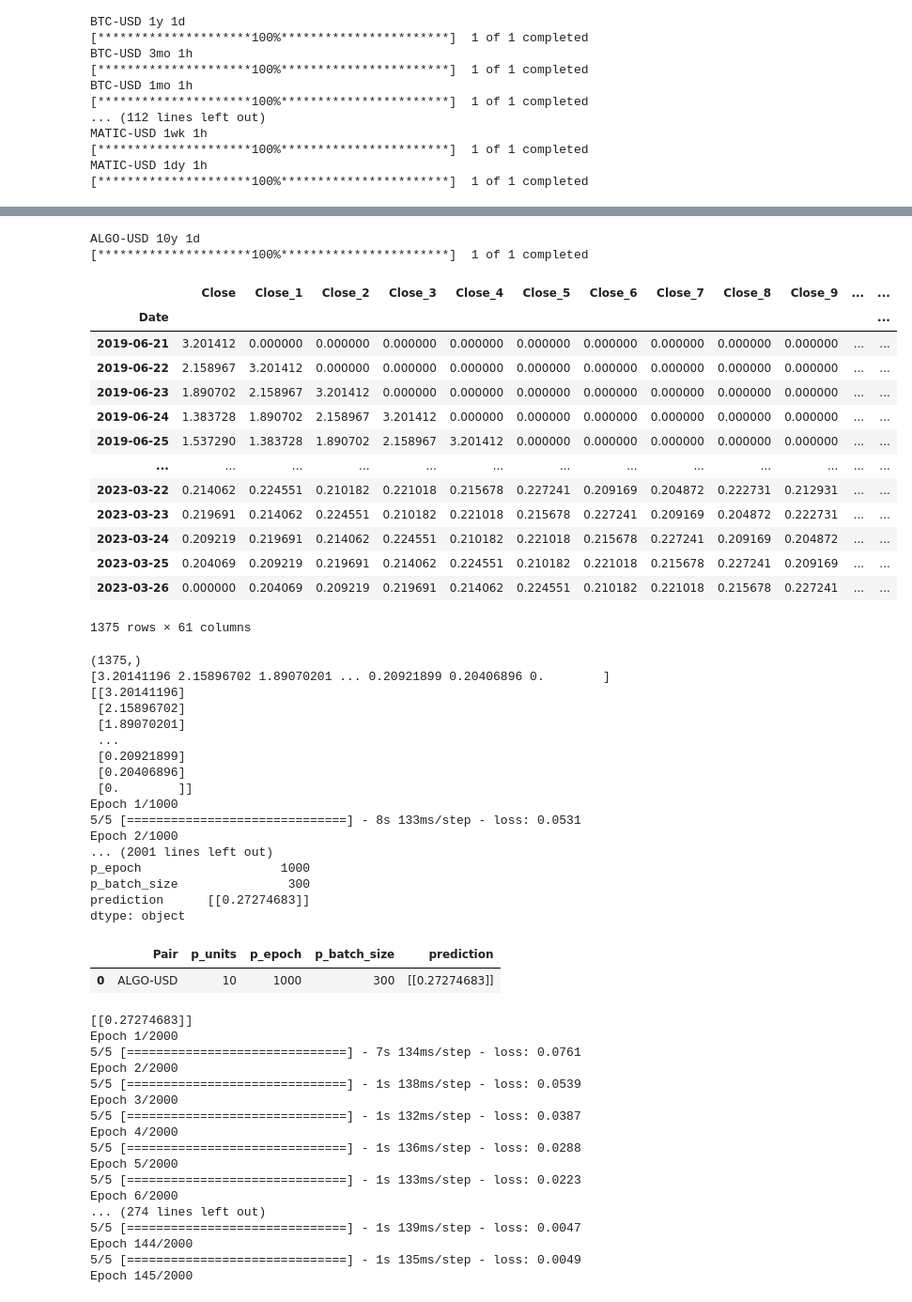
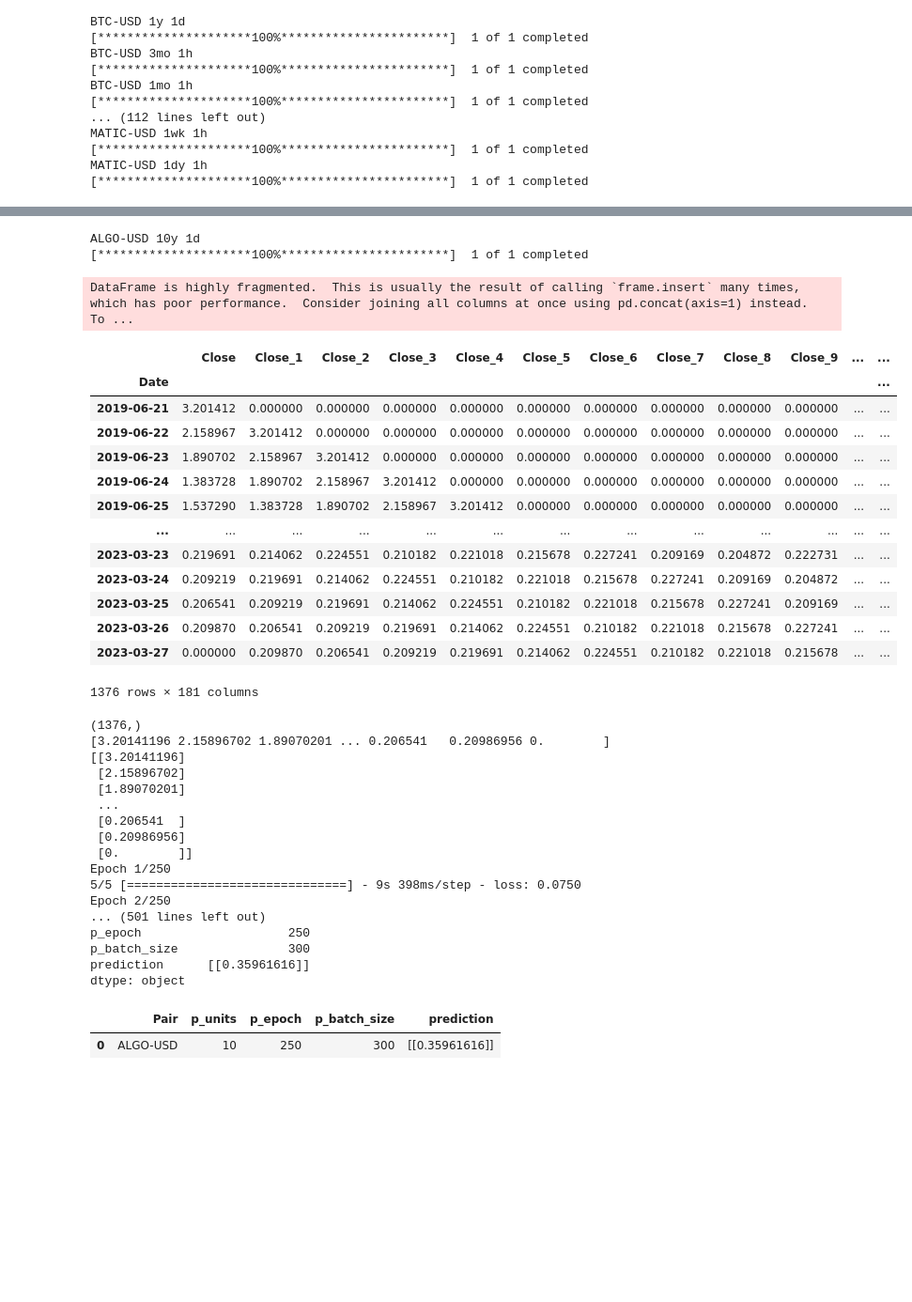
Before and after one commit to ozukun/Crypto_Project, a Jupyter notebook: Crypto_Main.ipynb, the cells around one changed output, grey strips where cells are left out. Shown at 94% size. Saved outputs shown, nothing was run; the diff lists cells and outputs as text; code cells hidden in the pictures; blank space fills up the shorter version.

```diff
--- a/Crypto_Main.ipynb
+++ b/Crypto_Main.ipynb
@@ -536,7 +537,7 @@ date=df_alg.index[-1]+ timedelta(days=1)
 df_alg.loc[date, :] = [0]
 
 
-for i in range (1,61):
+for i in range (1,181):
     a="Close_"+str(i)
     #print(a)
     df_alg[a]=df_alg['Close'].shift(i)
@@ -614,75 +615,59 @@ def calc_LTSM( p_units ,p_epoch ,p_batch_size ):
     predicted_stock_price = regressor.predict(X_final)
     predicted_stock_price_f = sc.inverse_transform(predicted_stock_price)
 
     row1 = pd.Series(["ALGO-USD",p_units ,p_epoch ,p_batch_size,predicted_stock_price_f] ,index=df_RNN.columns )
     print(row1)
     df_RNN.loc[len(df_RNN.index)] = row1
     display(df_RNN)
     return predicted_stock_price_f
 
 
 
-x1=calc_LTSM(10,1000,300)
+x1=calc_LTSM(10,250,300)
 print(x1)
-x2=calc_LTSM(10,2000,300)
+x2=calc_LTSM(10,500,300)
 print(x2)
-x3=calc_LTSM(10,3000,300)
+x3=calc_LTSM(10,1000,300)
 print(x3)
 
 
 
 display(df_RNN)
 print(df_RNN.prediction.mean)
 # %% [output]
 ALGO-USD 10y 1d
 [*********************100%***********************]  1 of 1 completed
+DataFrame is highly fragmented.  This is usually the result of calling `frame.insert` many times, which has poor performance.  Consider joining all columns at once using pd.concat(axis=1) instead.  To ...
 |  | Close | Close_1 | Close_2 | Close_3 | Close_4 | Close_5 | Close_6 | Close_7 | Close_8 | Close_9 | ... | ... |
 | Date |  |  |  |  |  |  |  |  |  |  |  | ... |
 | 2019-06-21 | 3.201412 | 0.000000 | 0.000000 | 0.000000 | 0.000000 | 0.000000 | 0.000000 | 0.000000 | 0.000000 | 0.000000 | ... | ... |
 | 2019-06-22 | 2.158967 | 3.201412 | 0.000000 | 0.000000 | 0.000000 | 0.000000 | 0.000000 | 0.000000 | 0.000000 | 0.000000 | ... | ... |
 | 2019-06-23 | 1.890702 | 2.158967 | 3.201412 | 0.000000 | 0.000000 | 0.000000 | 0.000000 | 0.000000 | 0.000000 | 0.000000 | ... | ... |
 | 2019-06-24 | 1.383728 | 1.890702 | 2.158967 | 3.201412 | 0.000000 | 0.000000 | 0.000000 | 0.000000 | 0.000000 | 0.000000 | ... | ... |
 | 2019-06-25 | 1.537290 | 1.383728 | 1.890702 | 2.158967 | 3.201412 | 0.000000 | 0.000000 | 0.000000 | 0.000000 | 0.000000 | ... | ... |
 | ... | ... | ... | ... | ... | ... | ... | ... | ... | ... | ... | ... | ... |
-| 2023-03-22 | 0.214062 | 0.224551 | 0.210182 | 0.221018 | 0.215678 | 0.227241 | 0.209169 | 0.204872 | 0.222731 | 0.212931 | ... | ... |
 | 2023-03-23 | 0.219691 | 0.214062 | 0.224551 | 0.210182 | 0.221018 | 0.215678 | 0.227241 | 0.209169 | 0.204872 | 0.222731 | ... | ... |
 | 2023-03-24 | 0.209219 | 0.219691 | 0.214062 | 0.224551 | 0.210182 | 0.221018 | 0.215678 | 0.227241 | 0.209169 | 0.204872 | ... | ... |
-| 2023-03-25 | 0.204069 | 0.209219 | 0.219691 | 0.214062 | 0.224551 | 0.210182 | 0.221018 | 0.215678 | 0.227241 | 0.209169 | ... | ... |
-| 2023-03-26 | 0.000000 | 0.204069 | 0.209219 | 0.219691 | 0.214062 | 0.224551 | 0.210182 | 0.221018 | 0.215678 | 0.227241 | ... | ... |
+| 2023-03-25 | 0.206541 | 0.209219 | 0.219691 | 0.214062 | 0.224551 | 0.210182 | 0.221018 | 0.215678 | 0.227241 | 0.209169 | ... | ... |
+| 2023-03-26 | 0.209870 | 0.206541 | 0.209219 | 0.219691 | 0.214062 | 0.224551 | 0.210182 | 0.221018 | 0.215678 | 0.227241 | ... | ... |
+| 2023-03-27 | 0.000000 | 0.209870 | 0.206541 | 0.209219 | 0.219691 | 0.214062 | 0.224551 | 0.210182 | 0.221018 | 0.215678 | ... | ... |
-1375 rows × 61 columns
-(1375,)
-[3.20141196 2.15896702 1.89070201 ... 0.20921899 0.20406896 0.        ]
-[[3.20141196]
- [2.15896702]
- [1.89070201]
- ...
- [0.20921899]
- [0.20406896]
- [0.        ]]
-Epoch 1/1000
-5/5 [==============================] - 8s 133ms/step - loss: 0.0531
-Epoch 2/1000
-... (2001 lines left out)
-p_epoch                   1000
-p_batch_size               300
-prediction      [[0.27274683]]
-dtype: object
+1376 rows × 181 columns
+(1376,)
+[3.20141196 2.15896702 1.89070201 ... 0.206541   0.20986956 0.        ]
+[[3.20141196]
+ [2.15896702]
+ [1.89070201]
+ ...
+ [0.206541  ]
+ [0.20986956]
+ [0.        ]]
+Epoch 1/250
+5/5 [==============================] - 9s 398ms/step - loss: 0.0750
+Epoch 2/250
+... (501 lines left out)
+p_epoch                    250
+p_batch_size               300
+prediction      [[0.35961616]]
+dtype: object
 |  | Pair | p_units | p_epoch | p_batch_size | prediction |
-| 0 | ALGO-USD | 10 | 1000 | 300 | [[0.27274683]] |
+| 0 | ALGO-USD | 10 | 250 | 300 | [[0.35961616]] |
-[[0.27274683]]
-Epoch 1/2000
-5/5 [==============================] - 7s 134ms/step - loss: 0.0761
-Epoch 2/2000
-5/5 [==============================] - 1s 138ms/step - loss: 0.0539
-Epoch 3/2000
-5/5 [==============================] - 1s 132ms/step - loss: 0.0387
-Epoch 4/2000
-5/5 [==============================] - 1s 136ms/step - loss: 0.0288
-Epoch 5/2000
-5/5 [==============================] - 1s 133ms/step - loss: 0.0223
-Epoch 6/2000
-... (274 lines left out)
-5/5 [==============================] - 1s 139ms/step - loss: 0.0047
-Epoch 144/2000
-5/5 [==============================] - 1s 135ms/step - loss: 0.0049
-Epoch 145/2000
```
Also changed, not shown: parts of 10 cells of this notebook.
